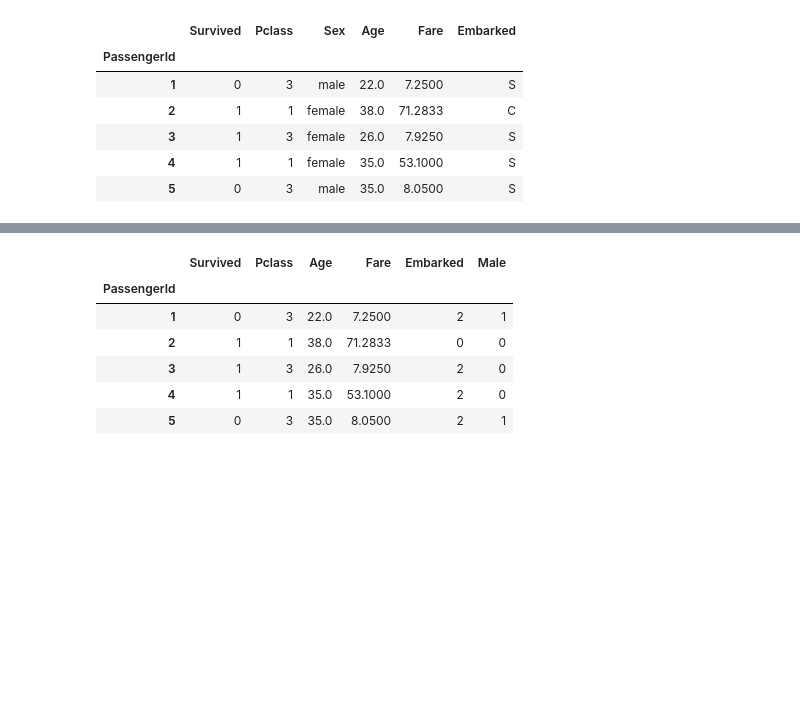
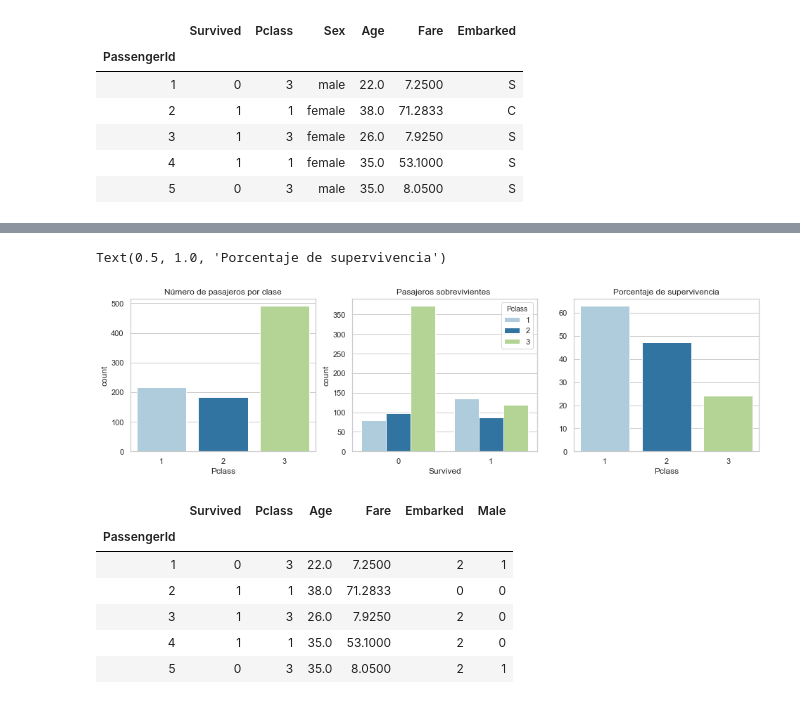
Before and after one commit to cazdlt/MLPython, a Jupyter notebook: titanic_logistic_reg.ipynb, the cells around one changed output, grey strips where cells are left out. Saved outputs shown, nothing was run; the diff lists cells and outputs as text; code cells hidden in the pictures; blank space fills up the shorter version.

```diff
--- a/titanic_logistic_reg.ipynb
+++ b/titanic_logistic_reg.ipynb
@@ -38,3 +49,22 @@ data_util.head()
+# %%
+f,ax=plt.subplots(1,3,figsize=(16,4))
+
+
+data_util.groupby("Pclass")["Survived"].value_counts()
+survived_class=data_util[data_util["Survived"]==1].groupby("Pclass")["Survived"].count()
+total_class=data_util.groupby("Pclass")["Survived"].count()
+porcentajes=100*survived_class/total_class
+
+sns.countplot(data=data_util,x="Pclass",ax=ax[0])
+sns.countplot(data=data_util,x="Survived",hue="Pclass",ax=ax[1],)
+sns.barplot(x=porcentajes.index,y=porcentajes.values)
+
+ax[0].set_title("Número de pasajeros por clase")
+ax[1].set_title("Pasajeros sobrevivientes ")
+ax[2].set_title("Porcentaje de supervivencia")
+# %% [output]
+Text(0.5, 1.0, 'Porcentaje de supervivencia')
+[figure, added]
 # %%
 le=preprocessing.LabelEncoder()
 data_cat=data_util.copy()
```
Also changed, not shown: parts of 4 cells of this notebook.
